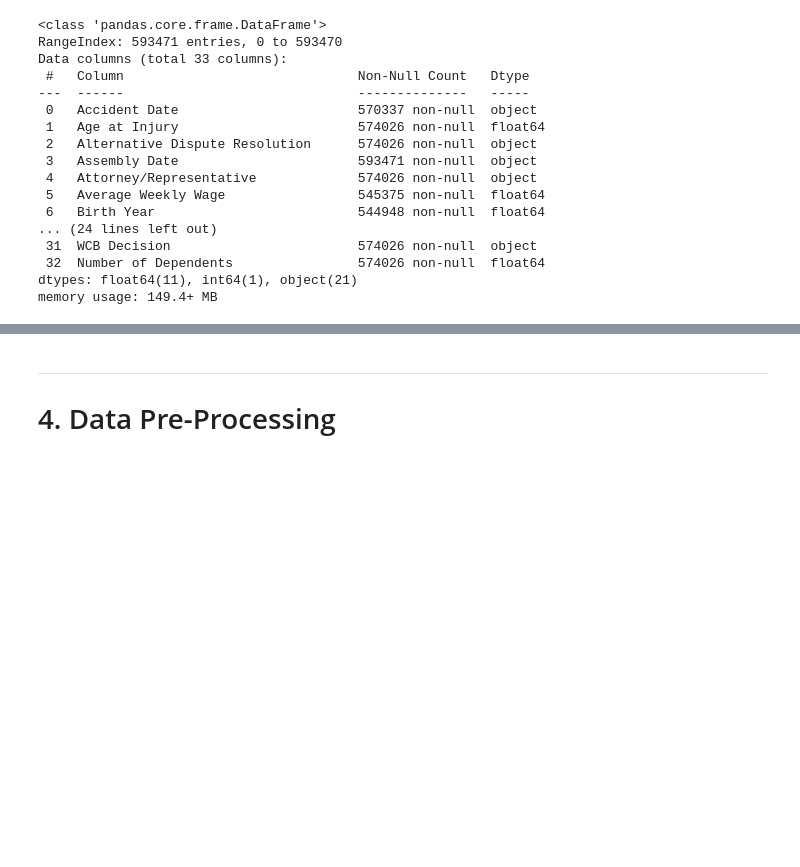
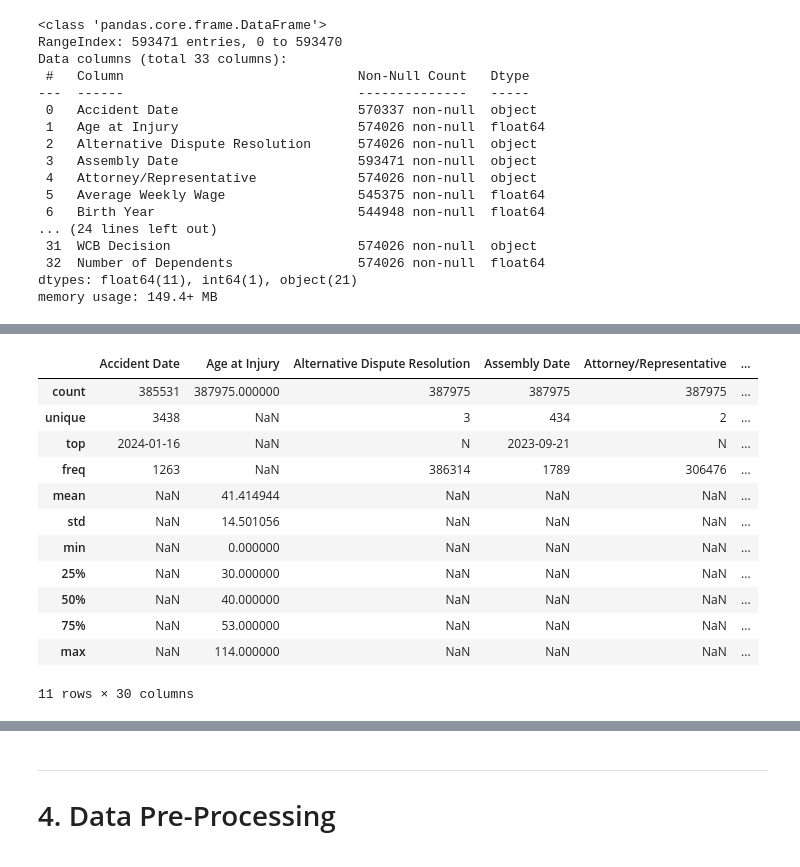
Before and after one commit to RLopes2327/Group17_ML2425, a Jupyter notebook: Project part1 - Diogo - 20240584.ipynb, the cells around one changed output, grey strips where cells are left out. Drawn from its saved outputs; the diff is of its cells as text; code cells hidden in the pictures; blank space fills up the shorter version.

```diff
--- a/Project part1 - Diogo - 20240584.ipynb
+++ b/Project part1 - Diogo - 20240584.ipynb
@@ -148,0 +199,16 @@ train.describe()
+# %%
+test.describe(include = 'all')
+# %% [output]
+|  | Accident Date | Age at Injury | Alternative Dispute Resolution | Assembly Date | Attorney/Representative | ... |
+| count | 385531 | 387975.000000 | 387975 | 387975 | 387975 | ... |
+| unique | 3438 | NaN | 3 | 434 | 2 | ... |
+| top | 2024-01-16 | NaN | N | 2023-09-21 | N | ... |
+| freq | 1263 | NaN | 386314 | 1789 | 306476 | ... |
+| mean | NaN | 41.414944 | NaN | NaN | NaN | ... |
+| std | NaN | 14.501056 | NaN | NaN | NaN | ... |
+| min | NaN | 0.000000 | NaN | NaN | NaN | ... |
+| 25% | NaN | 30.000000 | NaN | NaN | NaN | ... |
+| 50% | NaN | 40.000000 | NaN | NaN | NaN | ... |
+| 75% | NaN | 53.000000 | NaN | NaN | NaN | ... |
+| max | NaN | 114.000000 | NaN | NaN | NaN | ... |
+11 rows × 30 columns
```
Also changed, not shown: parts of 13 cells of this notebook.
